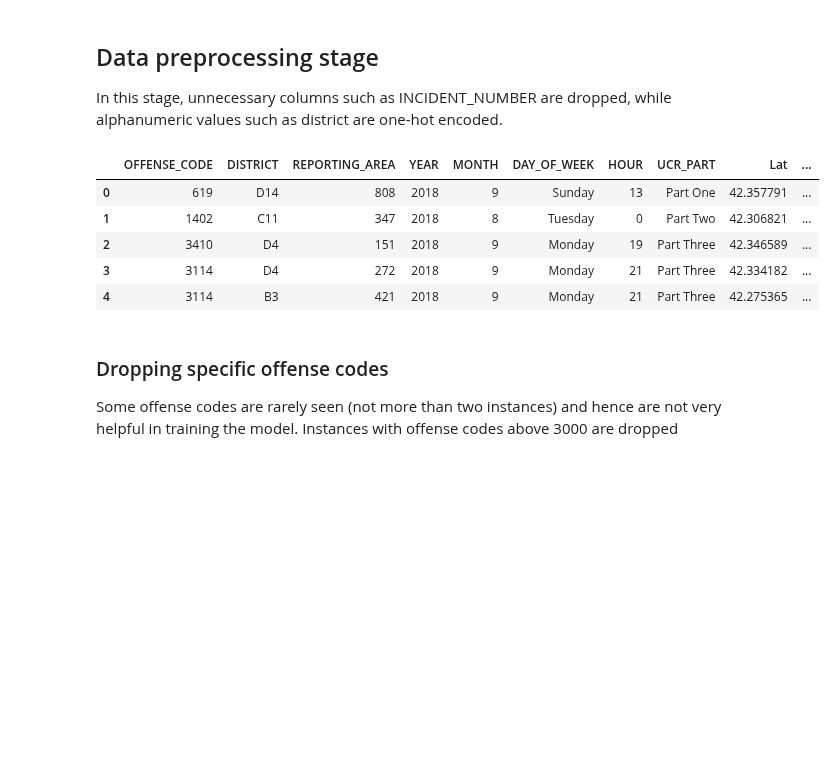
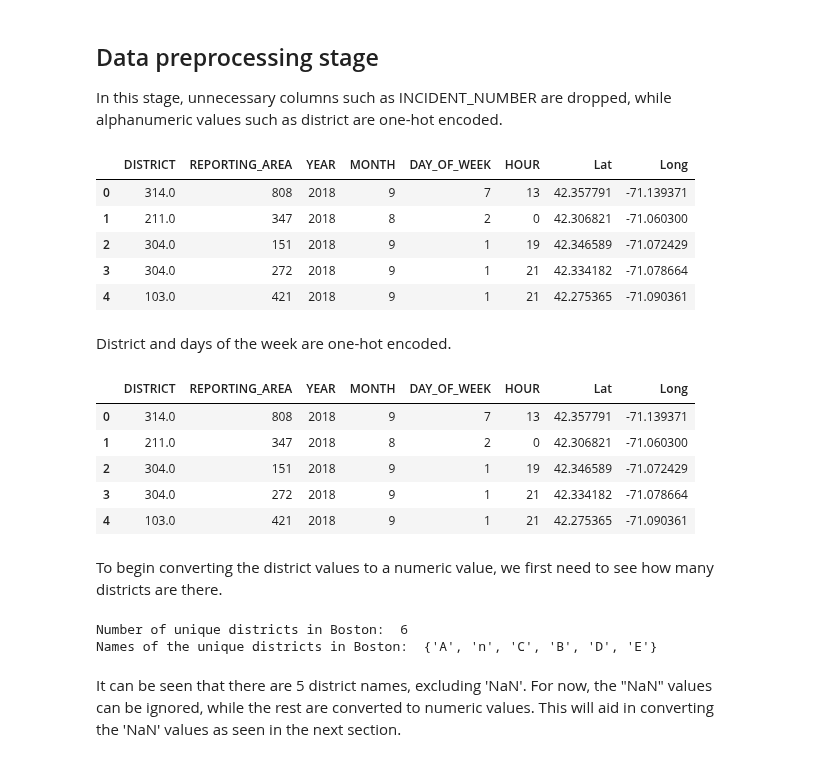
Before and after one commit to Srujgit/CrimeAnalysis, a Jupyter notebook: CrimesInBoston.ipynb, the cells around one changed output. Saved outputs shown, nothing was run; the diff lists cells and outputs as text; code cells hidden in the pictures; blank space fills up the shorter version.

Commit message:
Finished imputation of all missing values. Can now proceed with creating the model.

```diff
--- a/CrimesInBoston.ipynb
+++ b/CrimesInBoston.ipynb
@@ -36,16 +36,12 @@ df.head(10)
 
 In this stage, unnecessary columns such as INCIDENT_NUMBER are dropped, while alphanumeric values such as district are one-hot encoded.
 # %%
-df = df.drop(['INCIDENT_NUMBER', 'OFFENSE_CODE_GROUP', 'OFFENSE_DESCRIPTION','SHOOTING', 'OCCURRED_ON_DATE', 'STREET'], axis = 1)
+df = df.drop(['INCIDENT_NUMBER','OFFENSE_CODE', 'OFFENSE_CODE_GROUP', 'OFFENSE_DESCRIPTION','SHOOTING', 'OCCURRED_ON_DATE','UCR_PART', 'STREET', 'Location'], axis = 1)
 df.head()
 # %% [output]
-|  | OFFENSE_CODE | DISTRICT | REPORTING_AREA | YEAR | MONTH | DAY_OF_WEEK | HOUR | UCR_PART | Lat | ... |
-| 0 | 619 | D14 | 808 | 2018 | 9 | Sunday | 13 | Part One | 42.357791 | ... |
-| 1 | 1402 | C11 | 347 | 2018 | 8 | Tuesday | 0 | Part Two | 42.306821 | ... |
-| 2 | 3410 | D4 | 151 | 2018 | 9 | Monday | 19 | Part Three | 42.346589 | ... |
-| 3 | 3114 | D4 | 272 | 2018 | 9 | Monday | 21 | Part Three | 42.334182 | ... |
-| 4 | 3114 | B3 | 421 | 2018 | 9 | Monday | 21 | Part Three | 42.275365 | ... |
+|  | DISTRICT | REPORTING_AREA | YEAR | MONTH | DAY_OF_WEEK | HOUR | Lat | Long |
+| 0 | 314.0 | 808 | 2018 | 9 | 7 | 13 | 42.357791 | -71.139371 |
+| 1 | 211.0 | 347 | 2018 | 8 | 2 | 0 | 42.306821 | -71.060300 |
+| 2 | 304.0 | 151 | 2018 | 9 | 1 | 19 | 42.346589 | -71.072429 |
+| 3 | 304.0 | 272 | 2018 | 9 | 1 | 21 | 42.334182 | -71.078664 |
+| 4 | 103.0 | 421 | 2018 | 9 | 1 | 21 | 42.275365 | -71.090361 |
-# %% [markdown]
-### Dropping specific offense codes
-Some offense codes are rarely seen (not more than two instances) and hence are not very helpful in training the model.
-Instances with offense codes above 3000 are dropped
@@ -95,0 +48,2 @@ for i in df['OFFENSE_CODE']:
+# %% [markdown]
+District and days of the week are one-hot encoded.
@@ -95,0 +62,25 @@ for i in df['OFFENSE_CODE']:
+# %%
+df.head()
+# %% [output]
+|  | DISTRICT | REPORTING_AREA | YEAR | MONTH | DAY_OF_WEEK | HOUR | Lat | Long |
+| 0 | 314.0 | 808 | 2018 | 9 | 7 | 13 | 42.357791 | -71.139371 |
+| 1 | 211.0 | 347 | 2018 | 8 | 2 | 0 | 42.306821 | -71.060300 |
+| 2 | 304.0 | 151 | 2018 | 9 | 1 | 19 | 42.346589 | -71.072429 |
+| 3 | 304.0 | 272 | 2018 | 9 | 1 | 21 | 42.334182 | -71.078664 |
+| 4 | 103.0 | 421 | 2018 | 9 | 1 | 21 | 42.275365 | -71.090361 |
+# %% [markdown]
+To begin converting the district values to a numeric value, we first need to see how many districts are there.
+# %%
+uniqueDistricts = set()
+distLetter = df.loc[:,'DISTRICT']
+for i in range(len(distLetter)):
+  letter = str(distLetter[i])
+  uniqueDistricts.add(letter[0])
+print("Number of unique districts in Boston: ", len(uniqueDistricts))
+print("Names of the unique districts in Boston: ", uniqueDistricts)
+# %% [output]
+Number of unique districts in Boston:  6
+Names of the unique districts in Boston:  {'A', 'n', 'C', 'B', 'D', 'E'}
+# %% [markdown]
+It can be seen that there are 5 district names, excluding 'NaN'.
+For now, the "NaN" values can be ignored, while the rest are converted to numeric values. This will aid in converting the 'NaN' values as seen in the next section.
```
Also changed, not shown: parts of 15 cells of this notebook.
